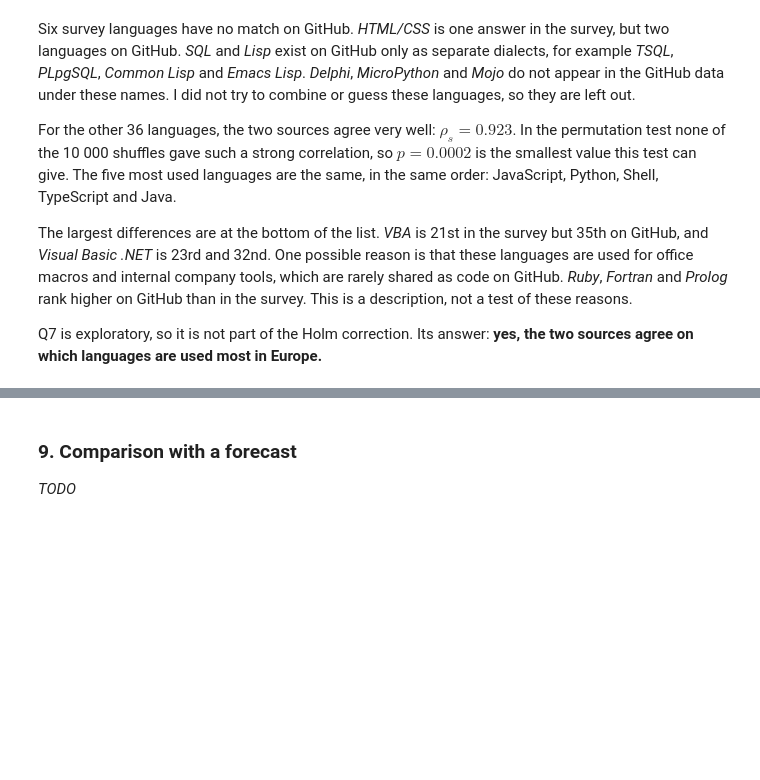
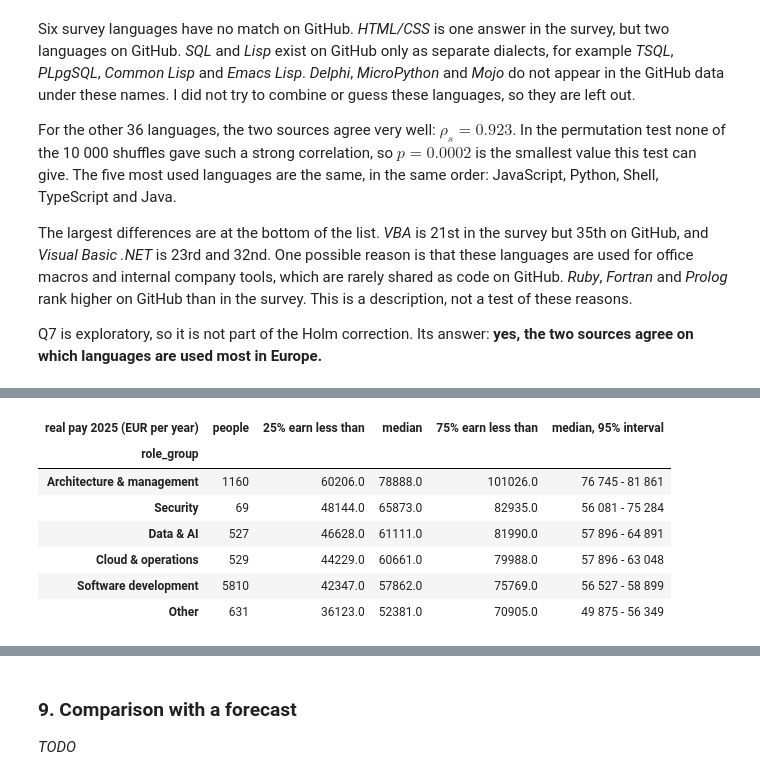
Before and after one commit to N1ko-Gr/eu-tech-job-market, a Jupyter notebook: eu_tech_job_market.ipynb, the cells around one changed output, grey strips where cells are left out. Cells and saved outputs as stored; diff of their text form; code cells hidden in the pictures; blank space fills up the shorter version.

```diff
--- a/eu_tech_job_market.ipynb
+++ b/eu_tech_job_market.ipynb
@@ -1659,0 +1665,25 @@ _TODO_
+# %%
+h4_sample = pay[2025].dropna(subset=["role_group"])
+h4_groups = h4_sample.groupby("role_group")["real_pay"]
+assert (h4_groups.size() >= 30).all(), "a role group has fewer than 30 pay answers"
+
+pay_by_group = pd.DataFrame({
+    "people": h4_groups.size(),
+    "25% earn less than": h4_groups.quantile(0.25),
+    "median": h4_groups.median(),
+    "75% earn less than": h4_groups.quantile(0.75),
+})
+intervals = {group: bootstrap_median_ci(values) for group, values in h4_groups}
+pay_by_group["median, 95% interval"] = [f"{low:,.0f} - {high:,.0f}".replace(",", " ") for low, high in
+                                         (intervals[group] for group in pay_by_group.index)]
+pay_by_group = pay_by_group.sort_values("median", ascending=False)
+pay_by_group.round(0).astype({"people": int}).rename_axis(columns="real pay 2025 (EUR per year)")
+# %% [output]
+| real pay 2025 (EUR per year) | people | 25% earn less than | median | 75% earn less than | median, 95% interval |
+| role_group |  |  |  |  |  |
+| Architecture & management | 1160 | 60206.0 | 78888.0 | 101026.0 | 76 745 - 81 861 |
+| Security | 69 | 48144.0 | 65873.0 | 82935.0 | 56 081 - 75 284 |
+| Data & AI | 527 | 46628.0 | 61111.0 | 81990.0 | 57 896 - 64 891 |
+| Cloud & operations | 529 | 44229.0 | 60661.0 | 79988.0 | 57 896 - 63 048 |
+| Software development | 5810 | 42347.0 | 57862.0 | 75769.0 | 56 527 - 58 899 |
+| Other | 631 | 36123.0 | 52381.0 | 70905.0 | 49 875 - 56 349 |
```
Also changed, not shown: parts of 21 cells of this notebook.
